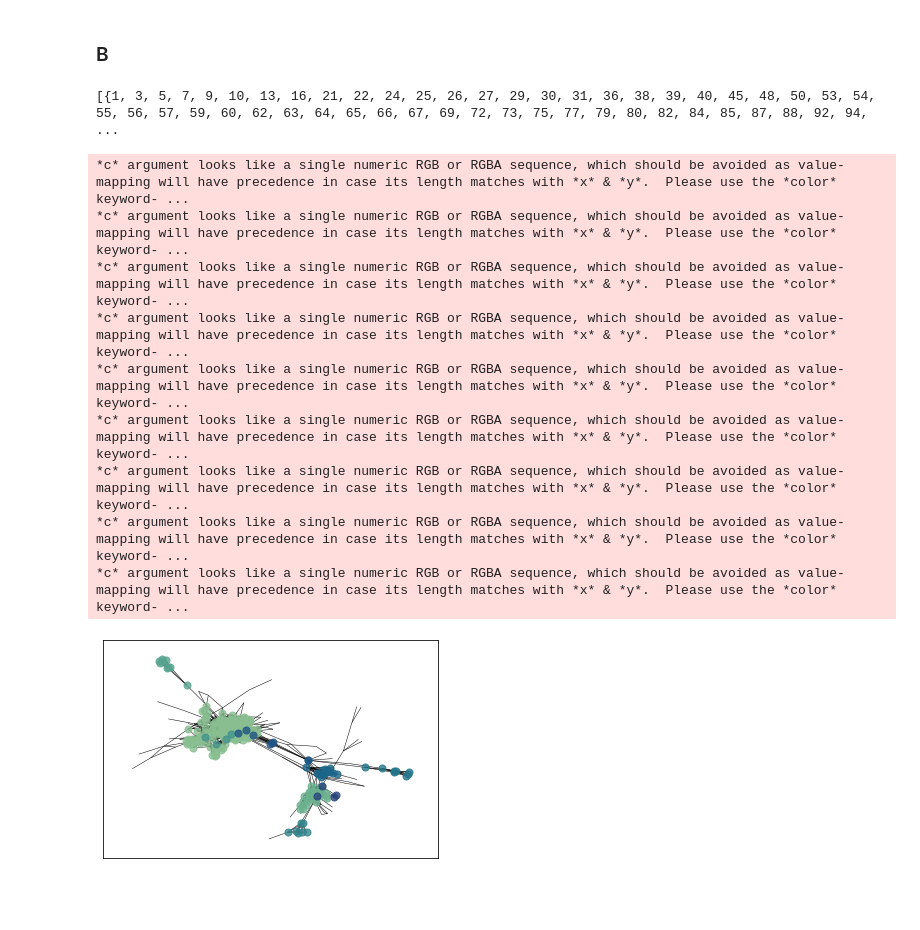
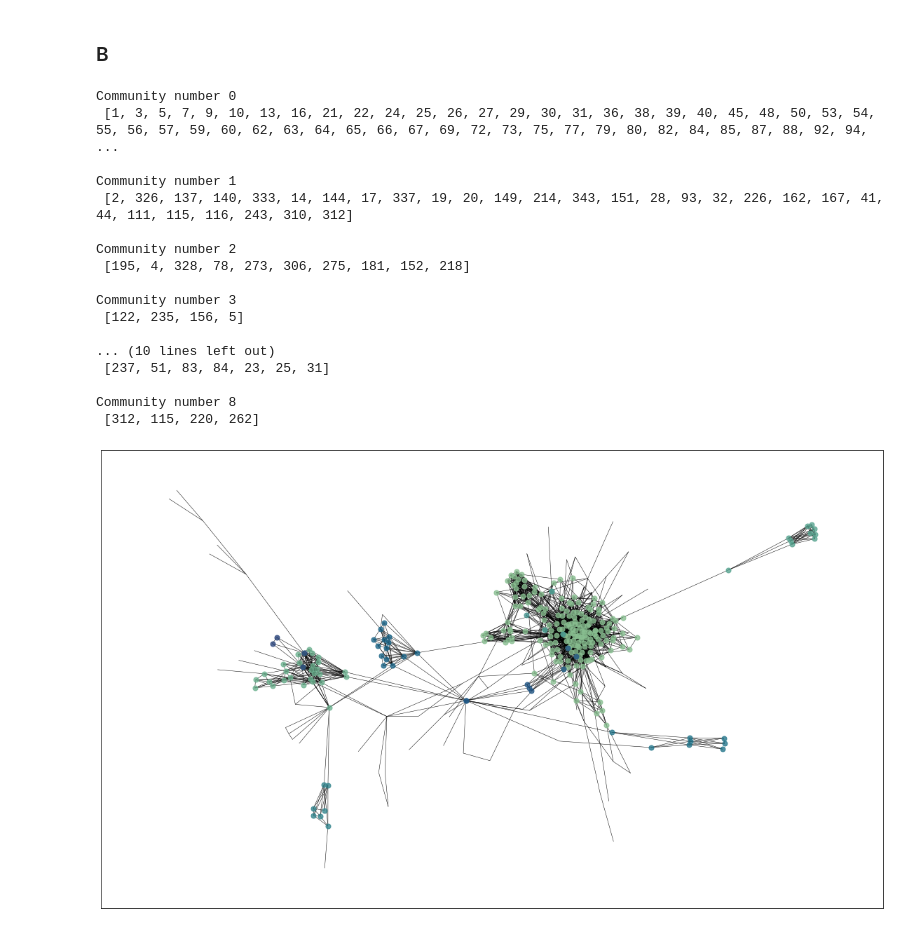
Before and after one commit to SagiPolaczek/Social-Network-TAU, a Jupyter notebook: Ex2/Ex2.ipynb, the cells around one changed output. Drawn from its saved outputs; the diff is of its cells as text; code cells hidden in the pictures; blank space fills up the shorter version.

```diff
--- a/Ex2/Ex2.ipynb
+++ b/Ex2/Ex2.ipynb
@@ -126,29 +126,38 @@ for index, (u, v) in slava_graph.iterrows():
 largest_CC_index = np.argmax([len(comp) for comp in nx.connected_components(G)])
 largest_CC = [comp for comp in nx.connected_components(G)][largest_CC_index]
 G = G.subgraph(largest_CC)
-# %%
-communities = get_kth_clique_communities(G, 4)
-print(communities)
-# %% [output]
-[{1, 3, 5, 7, 9, 10, 13, 16, 21, 22, 24, 25, 26, 27, 29, 30, 31, 36, 38, 39, 40, 45, 48, 50, 53, 54, 55, 56, 57, 59, 60, 62, 63, 64, 65, 66, 67, 69, 72, 73, 75, 77, 79, 80, 82, 84, 85, 87, 88, 92, 94, ...
+# %%
+communities = get_kth_clique_communities(G, 4)
+for i, comp in enumerate(communities): print(f'Community number {i}\n', list(comp), '\n')
+# %% [output]
+Community number 0
+ [1, 3, 5, 7, 9, 10, 13, 16, 21, 22, 24, 25, 26, 27, 29, 30, 31, 36, 38, 39, 40, 45, 48, 50, 53, 54, 55, 56, 57, 59, 60, 62, 63, 64, 65, 66, 67, 69, 72, 73, 75, 77, 79, 80, 82, 84, 85, 87, 88, 92, 94, ...
+
+Community number 1
+ [2, 326, 137, 140, 333, 14, 144, 17, 337, 19, 20, 149, 214, 343, 151, 28, 93, 32, 226, 162, 167, 41, 44, 111, 115, 116, 243, 310, 312]
+
+Community number 2
+ [195, 4, 328, 78, 273, 306, 275, 181, 152, 218]
+
+Community number 3
+ [122, 235, 156, 5]
+
+... (10 lines left out)
+ [237, 51, 83, 84, 23, 25, 31]
+
+Community number 8
+ [312, 115, 220, 262]
 # %%
+fig, ax = plt.subplots(1,1,figsize=(20,12))
 pos = nx.spring_layout(G)  # positions for all nodes
 palette = sns.color_palette('crest', len(communities))
+
 nx.draw_networkx_edges(G, pos, width=0.5, alpha=1)
 for i, comp in enumerate(communities):
     nx.draw_networkx_nodes(G, pos, nodelist=comp,
-                           node_color=palette[i],
+                           node_color=np.array([palette[i]]),
                            node_size=50,
-                           alpha=0.8)
+                           alpha=0.8, ax=ax)
 plt.show()
 # %% [output]
-*c* argument looks like a single numeric RGB or RGBA sequence, which should be avoided as value-mapping will have precedence in case its length matches with *x* & *y*.  Please use the *color* keyword- ...
-*c* argument looks like a single numeric RGB or RGBA sequence, which should be avoided as value-mapping will have precedence in case its length matches with *x* & *y*.  Please use the *color* keyword- ...
-*c* argument looks like a single numeric RGB or RGBA sequence, which should be avoided as value-mapping will have precedence in case its length matches with *x* & *y*.  Please use the *color* keyword- ...
-*c* argument looks like a single numeric RGB or RGBA sequence, which should be avoided as value-mapping will have precedence in case its length matches with *x* & *y*.  Please use the *color* keyword- ...
-*c* argument looks like a single numeric RGB or RGBA sequence, which should be avoided as value-mapping will have precedence in case its length matches with *x* & *y*.  Please use the *color* keyword- ...
-*c* argument looks like a single numeric RGB or RGBA sequence, which should be avoided as value-mapping will have precedence in case its length matches with *x* & *y*.  Please use the *color* keyword- ...
-*c* argument looks like a single numeric RGB or RGBA sequence, which should be avoided as value-mapping will have precedence in case its length matches with *x* & *y*.  Please use the *color* keyword- ...
-*c* argument looks like a single numeric RGB or RGBA sequence, which should be avoided as value-mapping will have precedence in case its length matches with *x* & *y*.  Please use the *color* keyword- ...
-*c* argument looks like a single numeric RGB or RGBA sequence, which should be avoided as value-mapping will have precedence in case its length matches with *x* & *y*.  Please use the *color* keyword- ...
-[figure, old version]
+[figure, new version]
```
Also changed, not shown: parts of 2 cells of this notebook.
